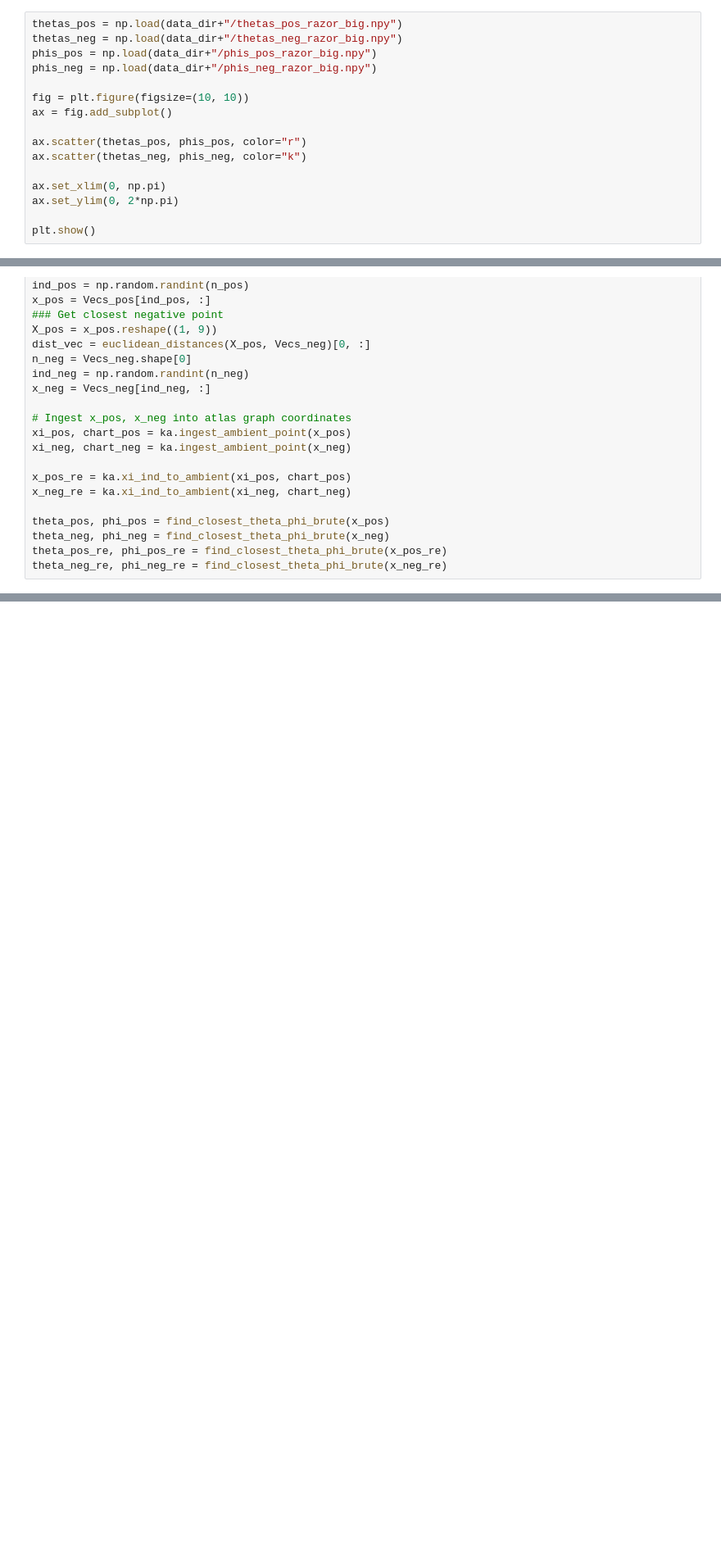
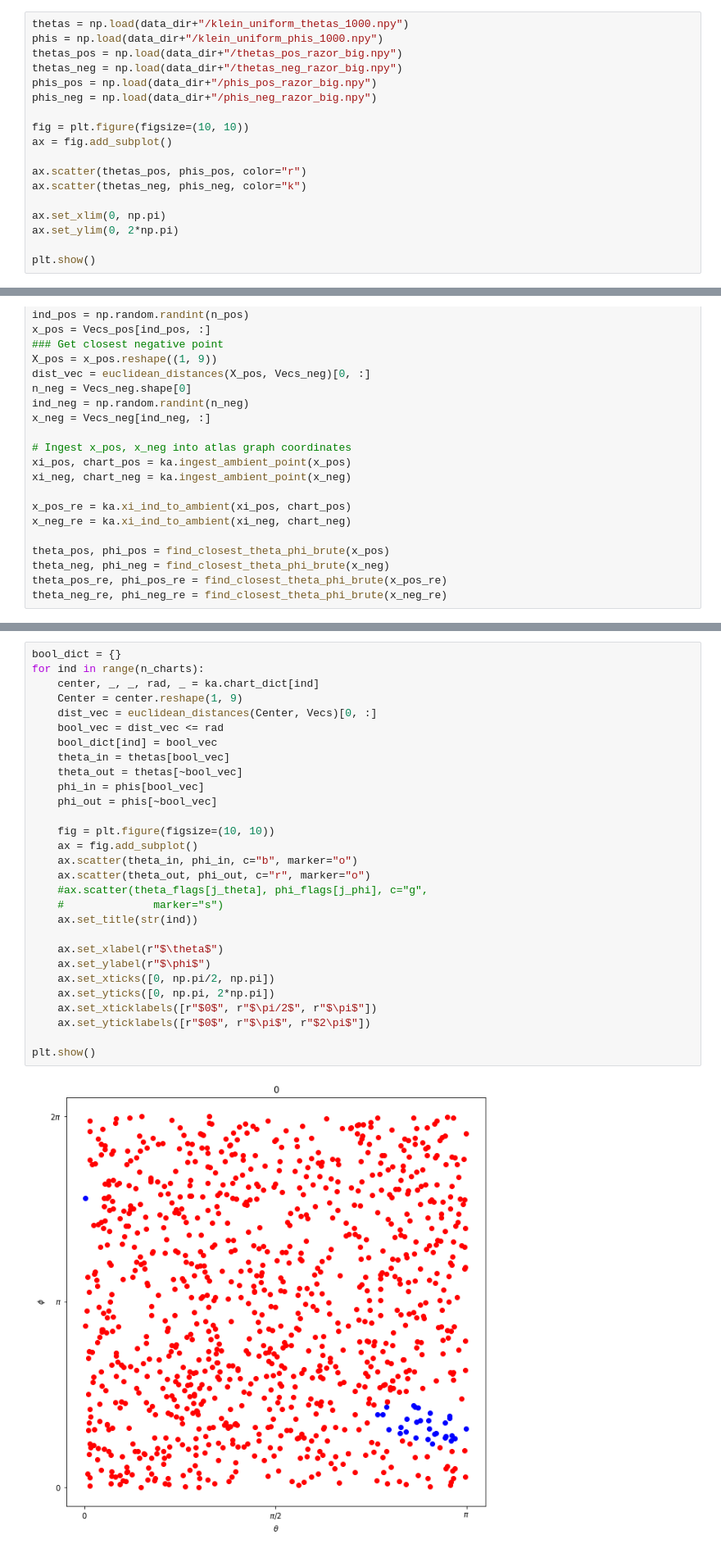
Before and after one commit to robbobbinett/learning_atlas_Graphs, a Jupyter notebook: 27_nov_2023.ipynb, the cells around one changed output, grey strips where cells are left out. Shown at 82% size. Drawn from its saved outputs; the diff is of its cells as text; blank space fills up the shorter version.

```diff
--- a/27_nov_2023.ipynb
+++ b/27_nov_2023.ipynb
@@ -60,6 +60,8 @@ output = {}
 for name in tqdm(names):
     output[name] = np.load(temp_dir+"/"+name+".npy")
 # %%
+thetas = np.load(data_dir+"/klein_uniform_thetas_1000.npy")
+phis = np.load(data_dir+"/klein_uniform_phis_1000.npy")
 thetas_pos = np.load(data_dir+"/thetas_pos_razor_big.npy")
 thetas_neg = np.load(data_dir+"/thetas_neg_razor_big.npy")
 phis_pos = np.load(data_dir+"/phis_pos_razor_big.npy")
@@ -222,3 +224,34 @@ ax.set_title("Represented theta-phi")
 plt.show()
 # %% [output]
 [figure]
+# %%
+bool_dict = {}
+for ind in range(n_charts):
+    center, _, _, rad, _ = ka.chart_dict[ind]
+    Center = center.reshape(1, 9)
+    dist_vec = euclidean_distances(Center, Vecs)[0, :]
+    bool_vec = dist_vec <= rad
+    bool_dict[ind] = bool_vec
+    theta_in = thetas[bool_vec]
+    theta_out = thetas[~bool_vec]
+    phi_in = phis[bool_vec]
+    phi_out = phis[~bool_vec]
+
+    fig = plt.figure(figsize=(10, 10))
+    ax = fig.add_subplot()
+    ax.scatter(theta_in, phi_in, c="b", marker="o")
+    ax.scatter(theta_out, phi_out, c="r", marker="o")
+    #ax.scatter(theta_flags[j_theta], phi_flags[j_phi], c="g",
+    #              marker="s")
+    ax.set_title(str(ind))
+
+    ax.set_xlabel(r"$\theta$")
+    ax.set_ylabel(r"$\phi$")
+    ax.set_xticks([0, np.pi/2, np.pi])
+    ax.set_yticks([0, np.pi, 2*np.pi])
+    ax.set_xticklabels([r"$0$", r"$\pi/2$", r"$\pi$"])
+    ax.set_yticklabels([r"$0$", r"$\pi$", r"$2\pi$"])
+
+plt.show()
+# %% [output]
+[figure, added]
```
Also changed, not shown: parts of 1 cell of this notebook, 3 other files.
